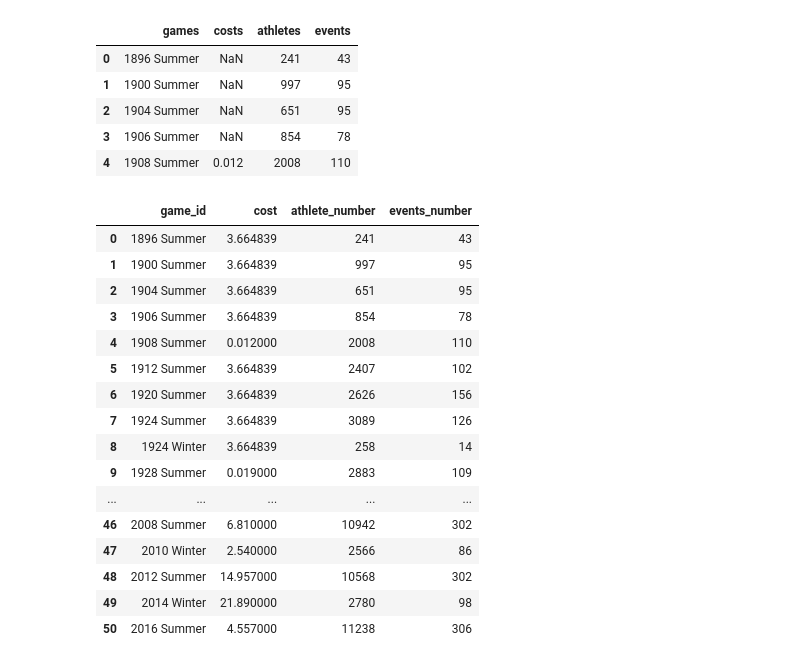
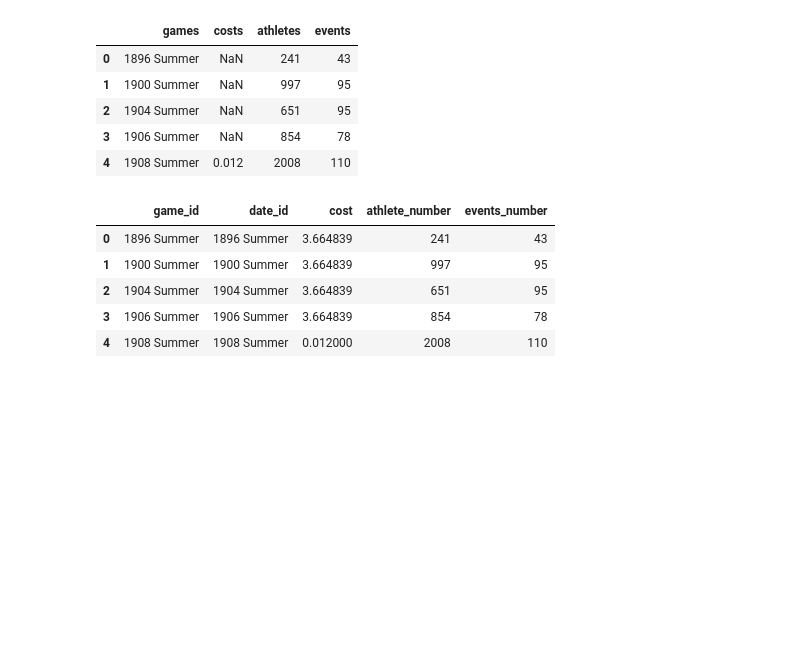
Before and after one commit to grudzienAda/hurtownie_project, a Jupyter notebook: ETL/table_transformations.ipynb, the cells around one changed output. Cells and saved outputs as stored; diff of their text form; code cells hidden in the pictures; blank space fills up the shorter version.

```diff
--- a/ETL/table_transformations.ipynb
+++ b/ETL/table_transformations.ipynb
@@ -355,25 +346,15 @@ df_games_data.head()
 # %%
 Olympic_games = copy.deepcopy(df_games_data)
 Olympic_games.columns = ['game_id', 'cost', 'athlete_number', 'events_number']
 mean_cost = np.mean(Olympic_games.cost)
 Olympic_games.cost.fillna(mean_cost, inplace=True)
+Olympic_games.insert(loc=1, column='date_id', value=copy.deepcopy(Olympic_games.game_id))
 
-Olympic_games
+Olympic_games.head()
 # %% [output]
-|  | game_id | cost | athlete_number | events_number |
-| 0 | 1896 Summer | 3.664839 | 241 | 43 |
-| 1 | 1900 Summer | 3.664839 | 997 | 95 |
-| 2 | 1904 Summer | 3.664839 | 651 | 95 |
-| 3 | 1906 Summer | 3.664839 | 854 | 78 |
-| 4 | 1908 Summer | 0.012000 | 2008 | 110 |
-| 5 | 1912 Summer | 3.664839 | 2407 | 102 |
-| 6 | 1920 Summer | 3.664839 | 2626 | 156 |
-| 7 | 1924 Summer | 3.664839 | 3089 | 126 |
-| 8 | 1924 Winter | 3.664839 | 258 | 14 |
-| 9 | 1928 Summer | 0.019000 | 2883 | 109 |
-| ... | ... | ... | ... | ... |
-| 46 | 2008 Summer | 6.810000 | 10942 | 302 |
-| 47 | 2010 Winter | 2.540000 | 2566 | 86 |
-| 48 | 2012 Summer | 14.957000 | 10568 | 302 |
-| 49 | 2014 Winter | 21.890000 | 2780 | 98 |
-| 50 | 2016 Summer | 4.557000 | 11238 | 306 |
+|  | game_id | date_id | cost | athlete_number | events_number |
+| 0 | 1896 Summer | 1896 Summer | 3.664839 | 241 | 43 |
+| 1 | 1900 Summer | 1900 Summer | 3.664839 | 997 | 95 |
+| 2 | 1904 Summer | 1904 Summer | 3.664839 | 651 | 95 |
+| 3 | 1906 Summer | 1906 Summer | 3.664839 | 854 | 78 |
+| 4 | 1908 Summer | 1908 Summer | 0.012000 | 2008 | 110 |
```
Also changed, not shown: parts of 8 cells of this notebook.
